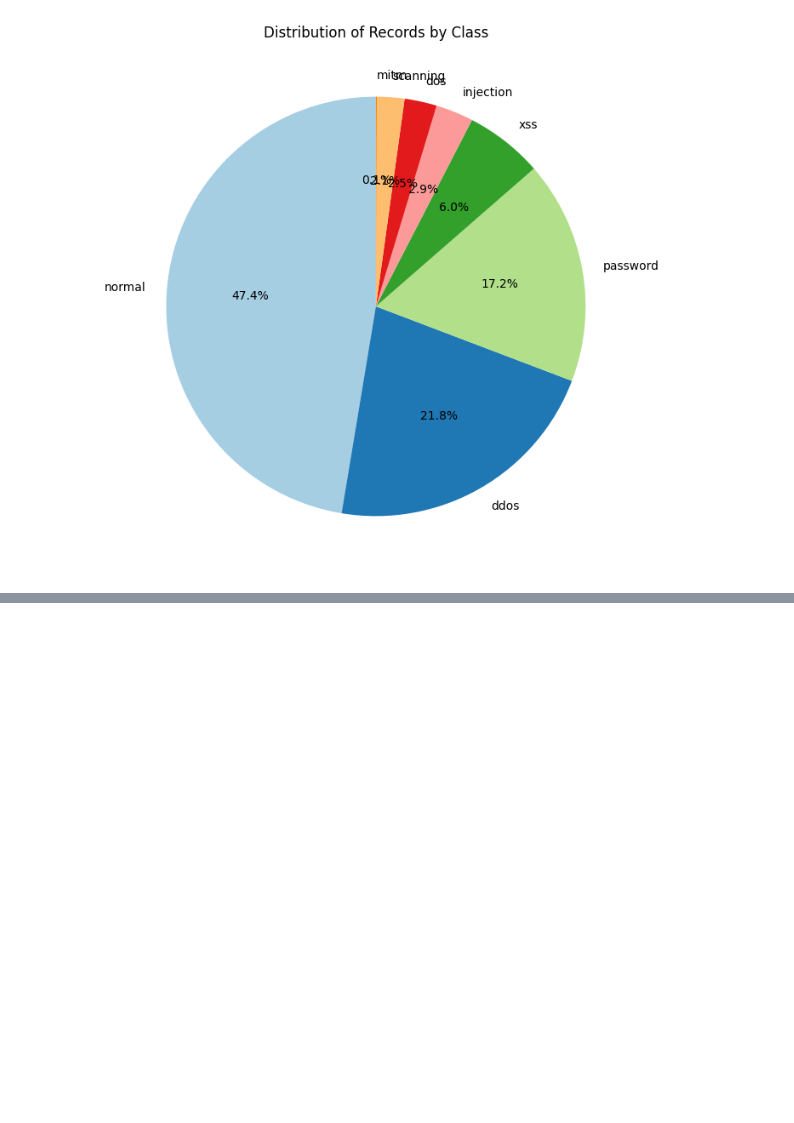
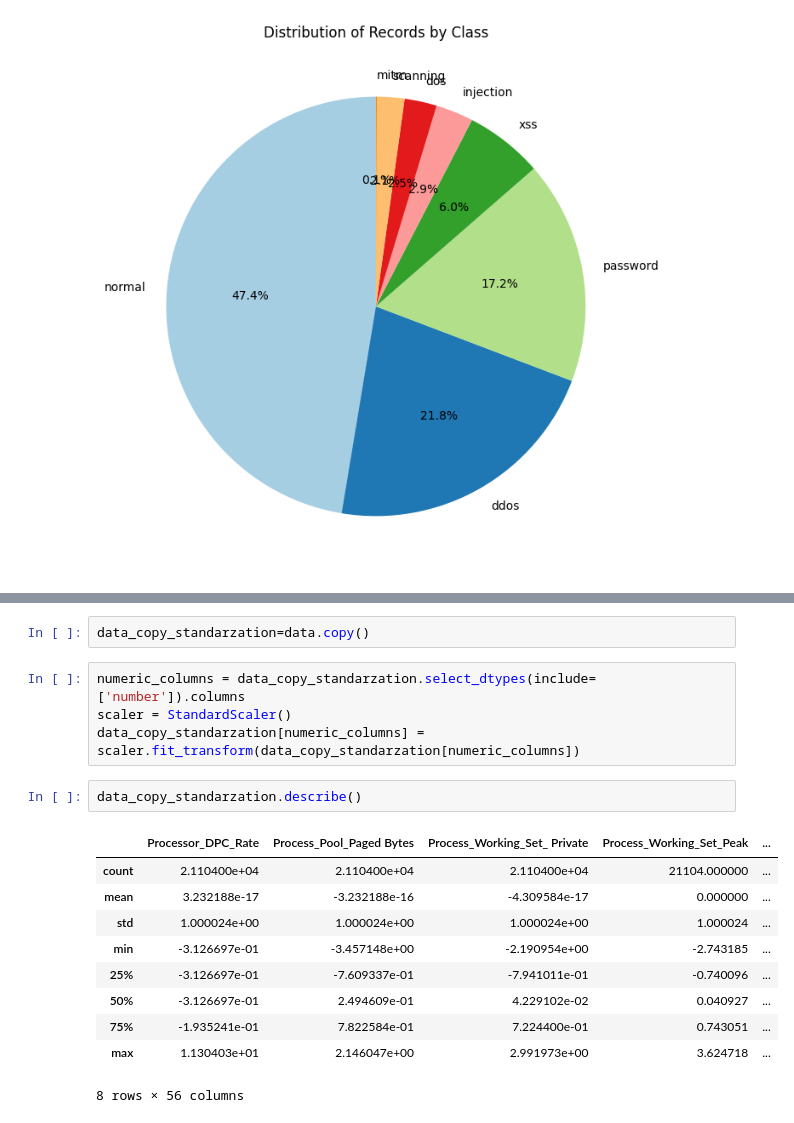
Before and after one commit to anas1IA/Windows_attack10, a Jupyter notebook: Windows_attacks_10_2IA.ipynb, the cells around one changed output, grey strips where cells are left out. Drawn from its saved outputs; the diff is of its cells as text; blank space fills up the shorter version.

```diff
--- a/Windows_attacks_10_2IA.ipynb
+++ b/Windows_attacks_10_2IA.ipynb
@@ -201,0 +276,19 @@ plt.show()
+# %%
+data_copy_standarzation=data.copy()
+# %%
+numeric_columns = data_copy_standarzation.select_dtypes(include=['number']).columns
+scaler = StandardScaler()
+data_copy_standarzation[numeric_columns] = scaler.fit_transform(data_copy_standarzation[numeric_columns])
+# %%
+data_copy_standarzation.describe()
+# %% [output]
+|  | Processor_DPC_Rate | Process_Pool_Paged Bytes | Process_Working_Set_ Private | Process_Working_Set_Peak | ... |
+| count | 2.110400e+04 | 2.110400e+04 | 2.110400e+04 | 21104.000000 | ... |
+| mean | 3.232188e-17 | -3.232188e-16 | -4.309584e-17 | 0.000000 | ... |
+| std | 1.000024e+00 | 1.000024e+00 | 1.000024e+00 | 1.000024 | ... |
+| min | -3.126697e-01 | -3.457148e+00 | -2.190954e+00 | -2.743185 | ... |
+| 25% | -3.126697e-01 | -7.609337e-01 | -7.941011e-01 | -0.740096 | ... |
+| 50% | -3.126697e-01 | 2.494609e-01 | 4.229102e-02 | 0.040927 | ... |
+| 75% | -1.935241e-01 | 7.822584e-01 | 7.224400e-01 | 0.743051 | ... |
+| max | 1.130403e+01 | 2.146047e+00 | 2.991973e+00 | 3.624718 | ... |
+8 rows × 56 columns
```
Also changed, not shown: parts of 16 cells of this notebook.
